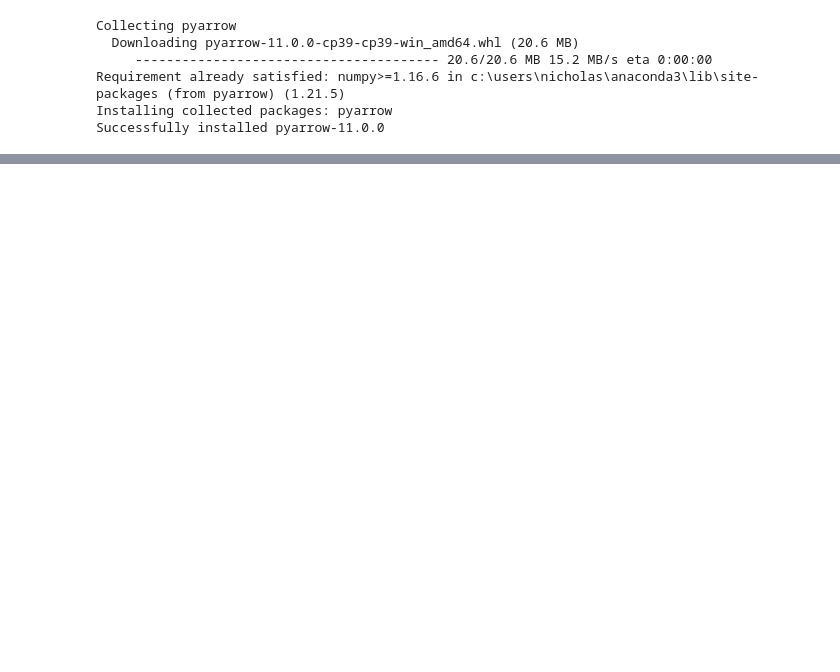
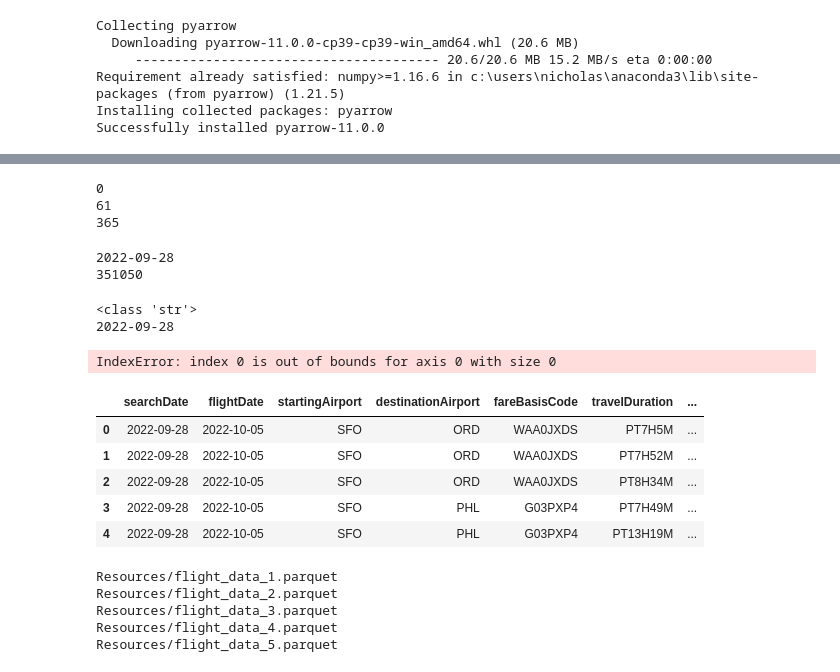
Before and after one commit to TurnerE8/Flight-Price-Predictor, a Jupyter notebook: GetTables.ipynb, the cells around one changed output, grey strips where cells are left out. Drawn from its saved outputs; the diff is of its cells as text; code cells hidden in the pictures; blank space fills up the shorter version.

Commit message:
Add date function, remove some columns, combine all tables, and add new data files

```diff
--- a/GetTables.ipynb
+++ b/GetTables.ipynb
@@ -55,6 +62,6 @@ Name: flightDate, Length: 351050, dtype: object
 # %%
-# Add new column.
-df["daysBeforeFlight"] = pd.to_datetime(df["flightDate"]) - pd.to_datetime(df["searchDate"])
+# Add new column for how many days before a flight a search took place.
+df["searchDaysBeforeFlight"] = pd.to_datetime(df["flightDate"]) - pd.to_datetime(df["searchDate"])
 df.head()
 # %% [output]
 |  | legId | searchDate | flightDate | startingAirport | destinationAirport | fareBasisCode | travelDuration | ... |
@@ -92,16 +72,0 @@ Resources/flight_data_5.parquet
-# %%
-# Loop through the tables.
-for tableNumber in range(1, 6):
-    # Assign the path to a variable to use when accessing the file.
-    table_import_path = f'Resources/flight_data_{tableNumber}.parquet'
-    # Load the data frame.
-    df = pd.read_parquet(table_import_path)
-    # Make boolean data numeric.
-    df["isBasicEconomy"] = df["isBasicEconomy"].replace("True", 1).replace("False", 0)
-    df["isRefundable"] = df["isRefundable"].replace("True", 1).replace("False", 0)
-    df["isNonStop"] = df["isNonStop"].replace("True", 1).replace("False", 0)
-    # Add new column.
-    df["daysBeforeFlight"] = pd.to_datetime(df["flightDate"]) - pd.to_datetime(df["searchDate"])
-    # Export table to csv.
-    table_export_path = f'Resources/flight_data_clean_{tableNumber}.csv'
-    df.to_csv(table_export_path)
@@ -107,0 +128,48 @@ for tableNumber in range(1, 6):
+# %%
+# Test function on individual date objects.
+import datetime
+print(get_yearly_serial_number(datetime.datetime(2019, 1, 1)))
+print(get_yearly_serial_number(datetime.datetime(2019, 3, 2)))
+print(get_yearly_serial_number(datetime.datetime(2019, 12, 31)))
+# %% [output]
+0
+61
+365
+# %%
+print(df["searchDate"][2])
+print(len(df["searchDate"].index))
+# %% [output]
+2022-09-28
+351050
+# %%
+print(type(df["searchDate"][1]))
+print(df["searchDate"][1])
+# %% [output]
+<class 'str'>
+2022-09-28
+# %%
+# Add columns for dates without a year.
+# https://www.appsloveworld.com/pandas/100/14/storing-day-and-month-without-year-in-python
+# Only works for individual date objects. Does not work for a column of date objects.
+import datetime
+df["searchDayOfYear"] = get_yearly_serial_number(df["searchDate"])
+df["flightDayOfYear"] = get_yearly_serial_number(df["flightDate"])
+df.head()
+# %% [output]
+IndexError: index 0 is out of bounds for axis 0 with size 0
+# %%
+# Remove some columns.
+df.drop(columns=['legId','fairBasisCode','elapsedDays','baseFare','seatsRemaining',
+                 'segmentsDepartureTimeEpochSeconds','segmentsDepartureTimeRaw',
+                 'segmentsArrivalTimeEpochSeconds','segmentsArrivalTimeRaw','segmentsArrivalAirportCode',
+                 'segmentsDepartureAirportCode','segmentsAirlineName','segmentsAirlineCode',
+                 'segmentsEquipmentDescription','segmentsDurationInSeconds',
+                 'segmentsDistance','segmentsCabinCode'], inplace=True, errors='ignore')
+df.head()
+# %% [output]
+|  | searchDate | flightDate | startingAirport | destinationAirport | fareBasisCode | travelDuration | ... |
+| 0 | 2022-09-28 | 2022-10-05 | SFO | ORD | WAA0JXDS | PT7H5M | ... |
+| 1 | 2022-09-28 | 2022-10-05 | SFO | ORD | WAA0JXDS | PT7H52M | ... |
+| 2 | 2022-09-28 | 2022-10-05 | SFO | ORD | WAA0JXDS | PT8H34M | ... |
+| 3 | 2022-09-28 | 2022-10-05 | SFO | PHL | G03PXP4 | PT7H49M | ... |
+| 4 | 2022-09-28 | 2022-10-05 | SFO | PHL | G03PXP4 | PT13H19M | ... |
@@ -107,0 +179,10 @@ for tableNumber in range(1, 6):
+# %%
+# Check file names.
+for tableNumber in range(1, 6):
+    print(f'Resources/flight_data_{tableNumber}.parquet')
+# %% [output]
+Resources/flight_data_1.parquet
+Resources/flight_data_2.parquet
+Resources/flight_data_3.parquet
+Resources/flight_data_4.parquet
+Resources/flight_data_5.parquet
```
Also changed, not shown: parts of 10 cells of this notebook.
